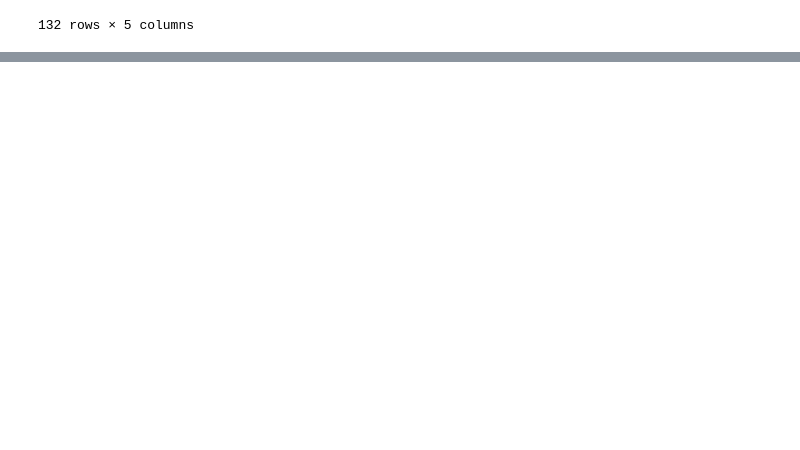
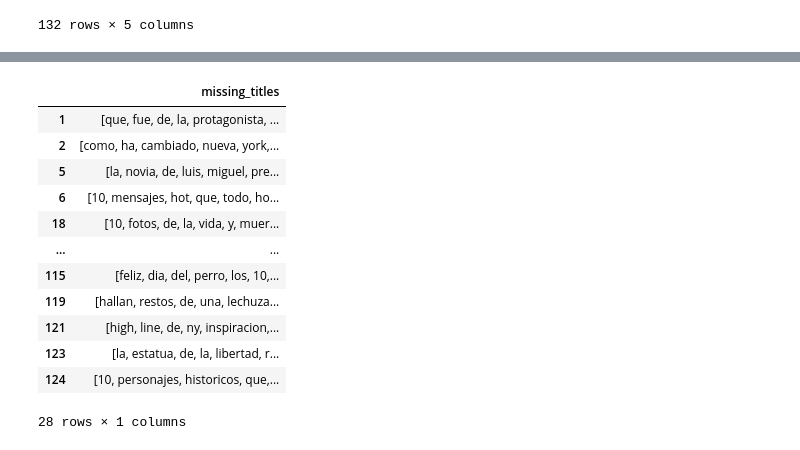
Before and after one commit to francomanca93/ingenieria-de-datos, a Jupyter notebook: practicas/pandas.ipynb, the cells around one changed output, grey strips where cells are left out. Drawn from its saved outputs; the diff is of its cells as text; code cells hidden in the pictures; blank space fills up the shorter version.

```diff
--- a/practicas/pandas.ipynb
+++ b/practicas/pandas.ipynb
@@ -215,0 +257,19 @@ Name: host, Length: 13, dtype: int64
+# %%
+(el_universal[missing_titles_mask]['url']
+    .str.extract(r'(?P<missing_titles>[^/]+)$')
+    .applymap(lambda title: title.split('-'))
+)
+# %% [output]
+|  | missing_titles |
+| 1 | [que, fue, de, la, protagonista, ... |
+| 2 | [como, ha, cambiado, nueva, york,... |
+| 5 | [la, novia, de, luis, miguel, pre... |
+| 6 | [10, mensajes, hot, que, todo, ho... |
+| 18 | [10, fotos, de, la, vida, y, muer... |
+| ... | ... |
+| 115 | [feliz, dia, del, perro, los, 10,... |
+| 119 | [hallan, restos, de, una, lechuza... |
+| 121 | [high, line, de, ny, inspiracion,... |
+| 123 | [la, estatua, de, la, libertad, r... |
+| 124 | [10, personajes, historicos, que,... |
+28 rows × 1 columns
```
Also changed, not shown: parts of 6 cells of this notebook.
